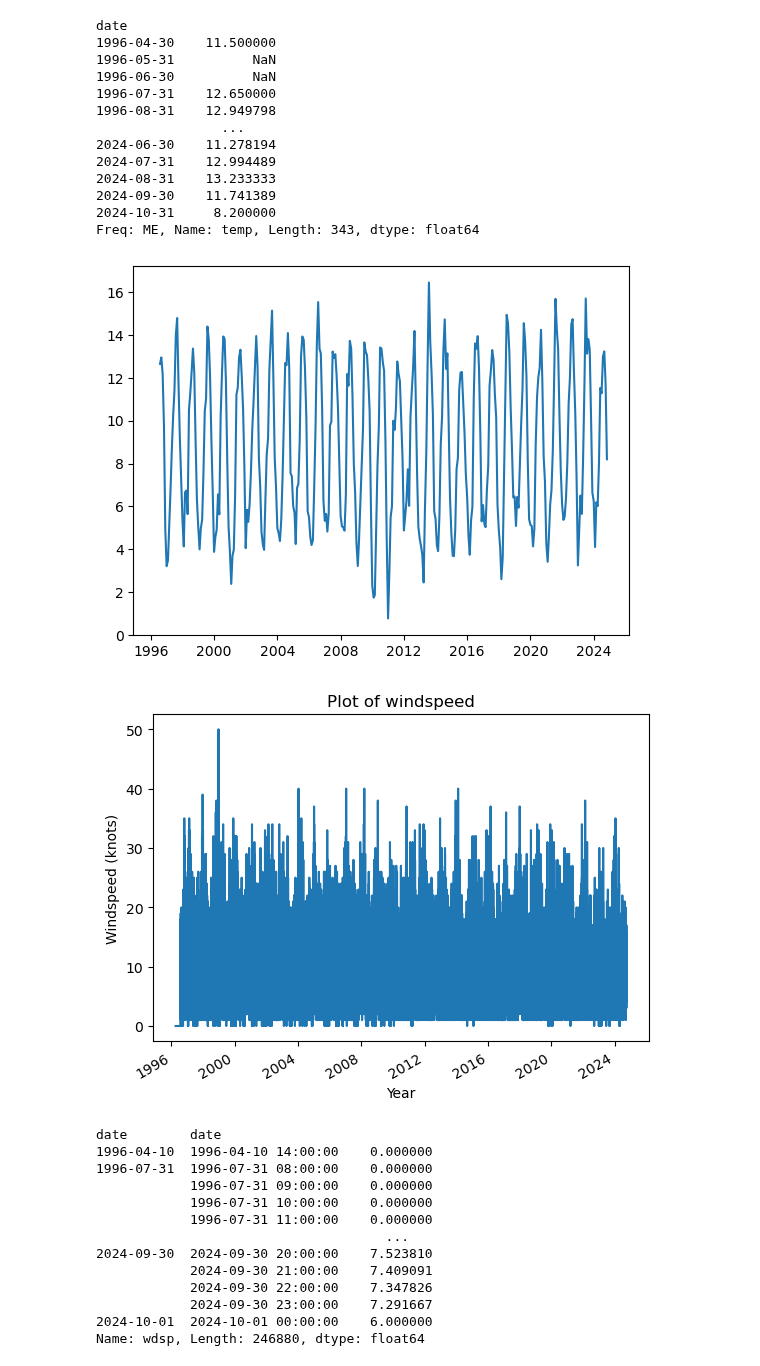
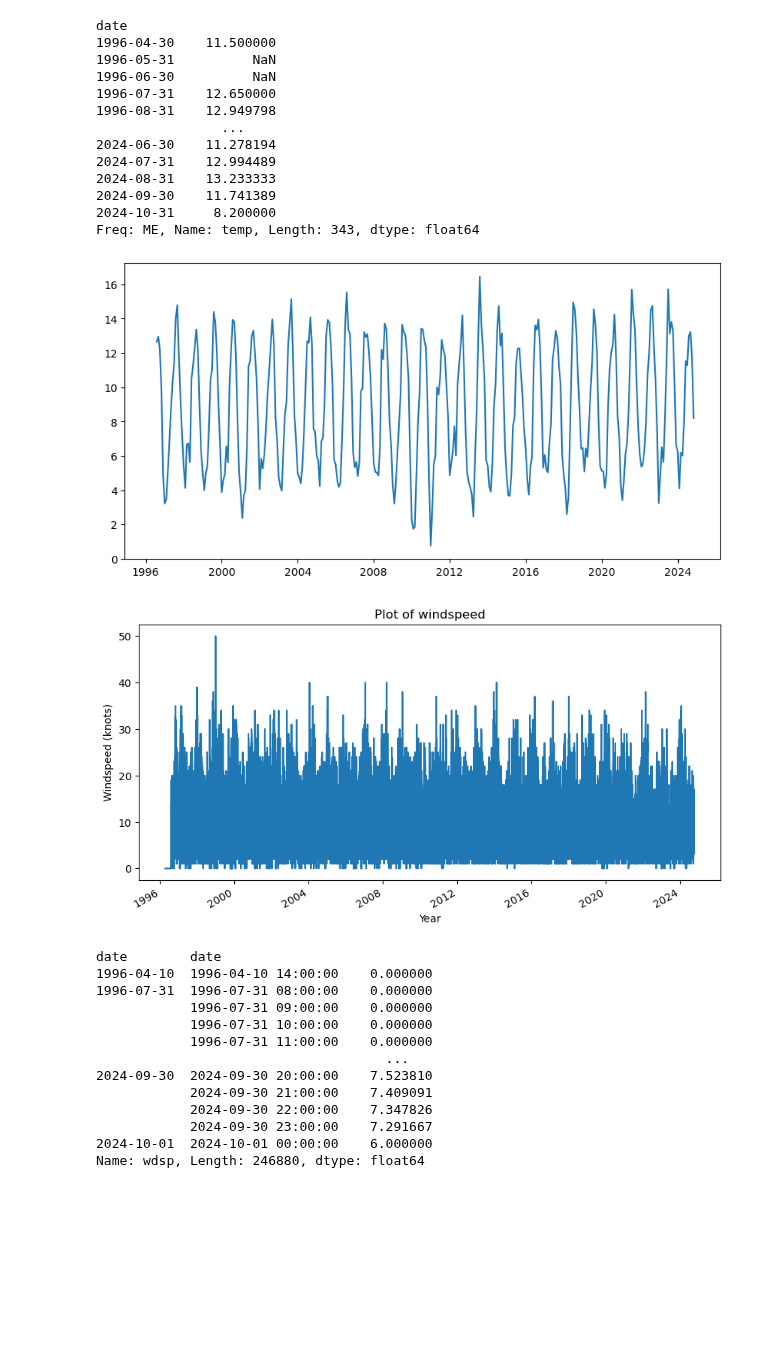
Before and after one commit to IreneKilgannon/PFDA, a Jupyter notebook: PFDA-assignments/assignment_6_Weather.ipynb, the cells around one changed output. Drawn from its saved outputs; the diff is of its cells as text; code cells hidden in the pictures; blank space fills up the shorter version.

```diff
--- a/PFDA-assignments/assignment_6_Weather.ipynb
+++ b/PFDA-assignments/assignment_6_Weather.ipynb
@@ -157,19 +160,21 @@ date
 Freq: ME, Name: temp, Length: 343, dtype: float64
 # %%
 # Mean temperature for each month
+fig, ax = plt.subplots(figsize = (10, 5))
 plt.plot(monthly_mean_temp)
 plt.show()
 # %% [output]
-[figure, old version]
+[figure, new version]
 # %%
 # Plot the windspeed
+fig, ax = plt.subplots(figsize = (10, 5))
 weather_df['wdsp'].plot()
 plt.xlabel('Year')
 plt.ylabel('Windspeed (knots)')
 plt.title('Plot of windspeed')
 plt.show()
 # %% [output]
-[figure, old version]
+[figure, new version]
 # %%
 # Rolling wdsp
 rolling_wind = daily['wdsp'].rolling('3D').mean()
```
Also changed, not shown: parts of 7 cells of this notebook, 2 other files.
